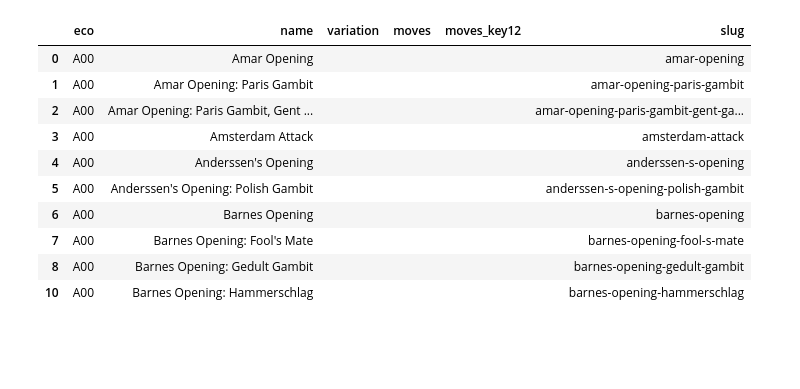
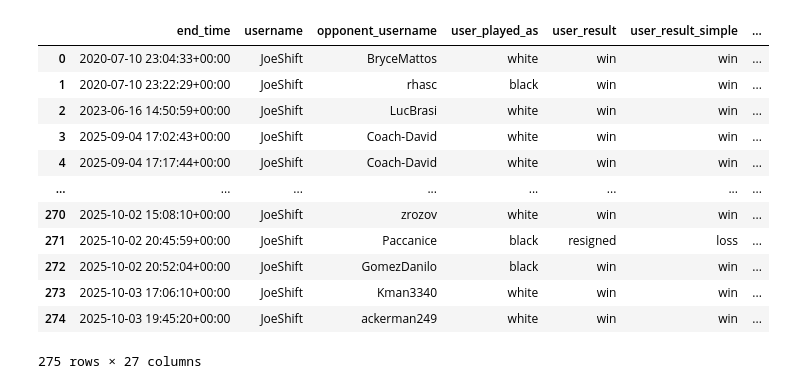
Before and after one commit to infomadevisual/chess-lense, a Jupyter notebook: openings_analysis.ipynb, the cells around one changed output. Cells and saved outputs as stored; diff of their text form; code cells hidden in the pictures; blank space fills up the shorter version.

Commit message:
openings

```diff
--- a/openings_analysis.ipynb
+++ b/openings_analysis.ipynb
@@ -1,10 +21,7 @@
 # %%
 from utils.chesscom_downloader import ChesscomDownloader
-from utils.openings_catalog import attach_openings, load_openings_catalog
 
 downloader = ChesscomDownloader(timeout=20.0, sleep_sec=0.2)
 username = "joeshift"
 df = downloader.load_from_cache(username, timezone="Europe/Berlin")
-catalog = load_openings_catalog()
-
-df = attach_openings(df, catalog)
+df
@@ -11,15 +42,26 @@ df = attach_openings(df, catalog)
 # %%
-catalog = load_openings_catalog()
-catalog.head(10)
+# join tables
+from utils.openings_catalog import build_prefix_map, resolve_opening_id, san_key
+
+prefix_to_id = build_prefix_map(catalog)
+pgn = df["pgn_url"]
+df["san_key_32"] = pgn.astype(str).map(lambda x: san_key(x, 32))
+
+# resolve by longest unique prefix
+df["opening_id"] = df["san_key_32"].map(lambda k: resolve_opening_id(k, prefix_to_id)).astype("Int32")
+
+df
 # %% [output]
-|  | eco | name | variation | moves | moves_key12 | slug |
-| 0 | A00 | Amar Opening |  |  |  | amar-opening |
-| 1 | A00 | Amar Opening: Paris Gambit |  |  |  | amar-opening-paris-gambit |
-| 2 | A00 | Amar Opening: Paris Gambit, Gent ... |  |  |  | amar-opening-paris-gambit-gent-ga... |
-| 3 | A00 | Amsterdam Attack |  |  |  | amsterdam-attack |
-| 4 | A00 | Anderssen's Opening |  |  |  | anderssen-s-opening |
-| 5 | A00 | Anderssen's Opening: Polish Gambit |  |  |  | anderssen-s-opening-polish-gambit |
-| 6 | A00 | Barnes Opening |  |  |  | barnes-opening |
-| 7 | A00 | Barnes Opening: Fool's Mate |  |  |  | barnes-opening-fool-s-mate |
-| 8 | A00 | Barnes Opening: Gedult Gambit |  |  |  | barnes-opening-gedult-gambit |
-| 10 | A00 | Barnes Opening: Hammerschlag |  |  |  | barnes-opening-hammerschlag |
+|  | end_time | username | opponent_username | user_played_as | user_result | user_result_simple | ... |
+| 0 | 2020-07-10 23:04:33+00:00 | JoeShift | BryceMattos | white | win | win | ... |
+| 1 | 2020-07-10 23:22:29+00:00 | JoeShift | rhasc | black | win | win | ... |
+| 2 | 2023-06-16 14:50:59+00:00 | JoeShift | LucBrasi | white | win | win | ... |
+| 3 | 2025-09-04 17:02:43+00:00 | JoeShift | Coach-David | white | win | win | ... |
+| 4 | 2025-09-04 17:17:44+00:00 | JoeShift | Coach-David | white | win | win | ... |
+| ... | ... | ... | ... | ... | ... | ... | ... |
+| 270 | 2025-10-02 15:08:10+00:00 | JoeShift | zrozov | white | win | win | ... |
+| 271 | 2025-10-02 20:45:59+00:00 | JoeShift | Paccanice | black | resigned | loss | ... |
+| 272 | 2025-10-02 20:52:04+00:00 | JoeShift | GomezDanilo | black | win | win | ... |
+| 273 | 2025-10-03 17:06:10+00:00 | JoeShift | Kman3340 | white | win | win | ... |
+| 274 | 2025-10-03 19:45:20+00:00 | JoeShift | ackerman249 | white | win | win | ... |
+275 rows × 27 columns
```
Also changed, not shown: parts of 3 cells of this notebook, 3 other files.
